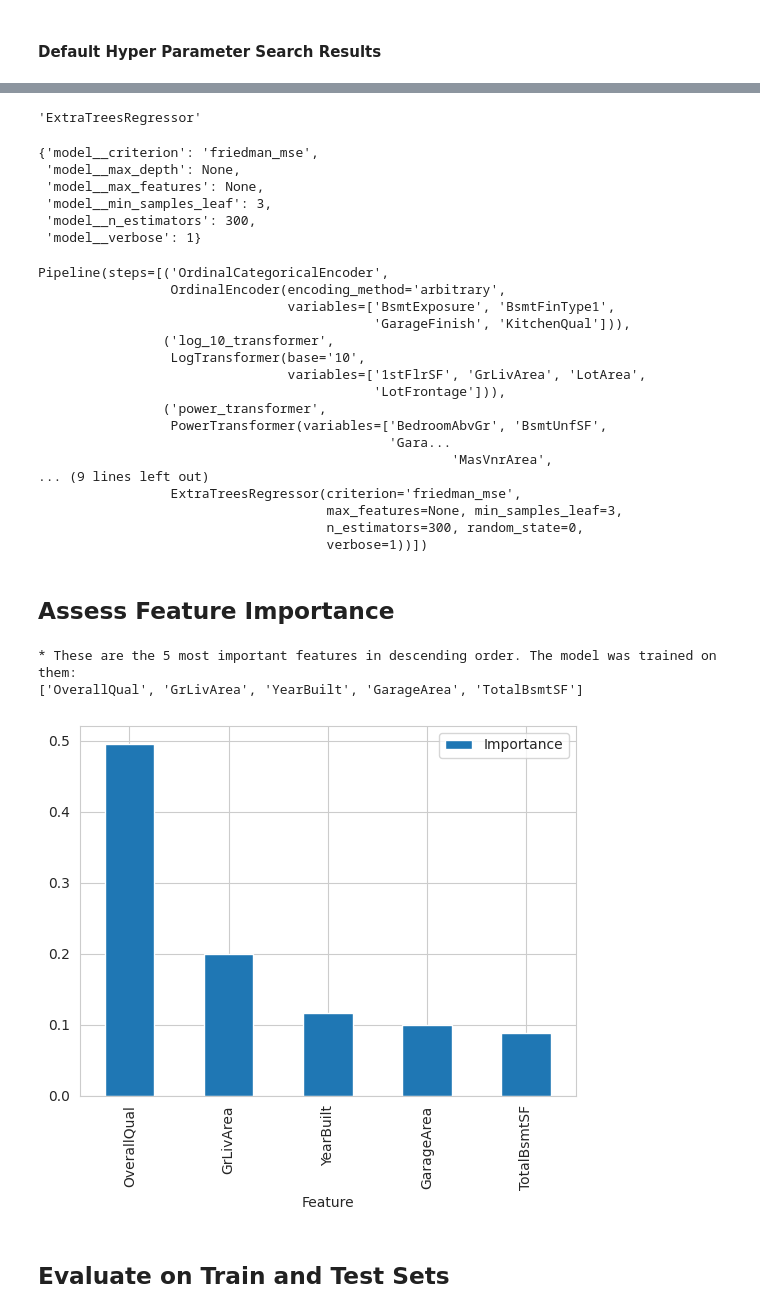
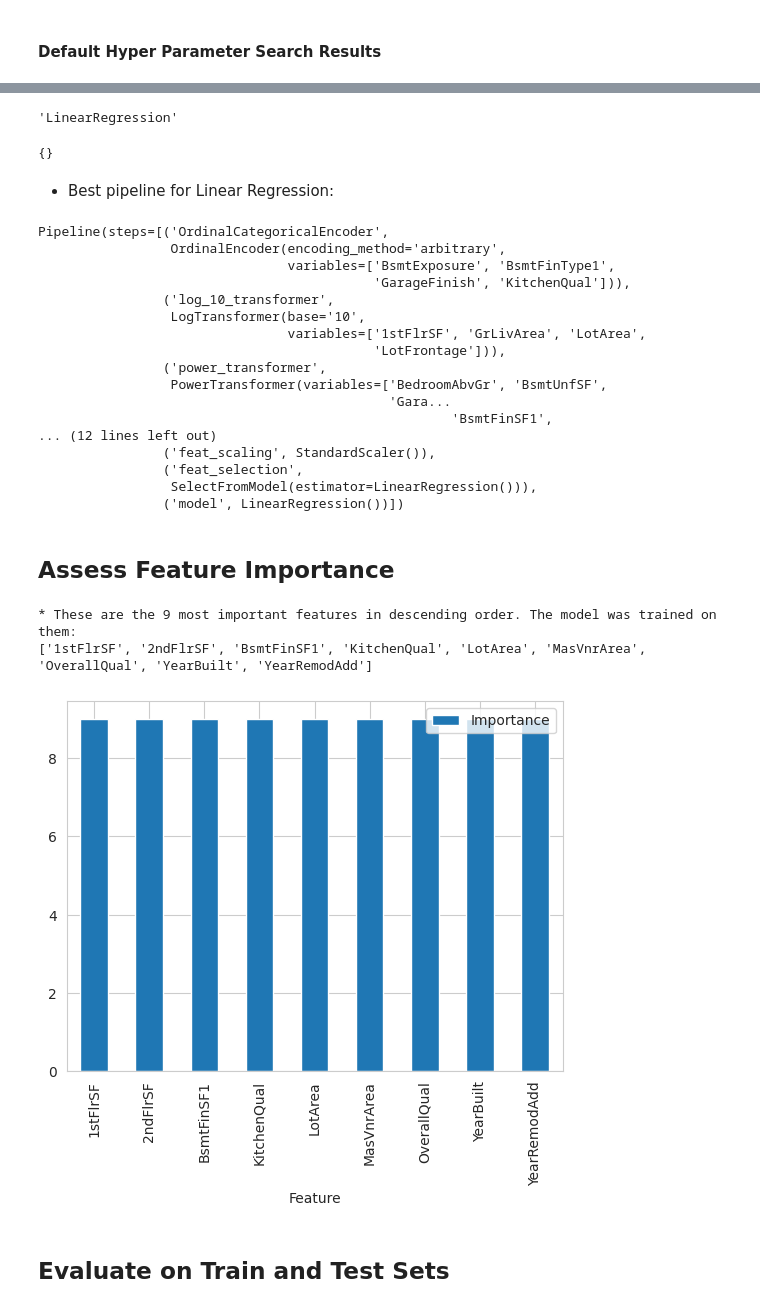
Before and after one commit to gfpkelly1986/milestone-project-heritage-housing-issues, a Jupyter notebook: jupyter_notebooks/Modelling-Evaluation.ipynb, the cells around one changed output, grey strips where cells are left out. Saved outputs shown, nothing was run; the diff lists cells and outputs as text; code cells hidden in the pictures.

```diff
--- a/jupyter_notebooks/Modelling-Evaluation.ipynb
+++ b/jupyter_notebooks/Modelling-Evaluation.ipynb
@@ -70,3 +66,0 @@ df.head(5)
-# %%
-df.loc[df['BsmtExposure'] == 'None', 'BsmtExposure'] = 'No'
-print(tuple(df['BsmtExposure'].unique()))
@@ -122,7 +114,6 @@ from sklearn.linear_model import LinearRegression
 from sklearn.ensemble import AdaBoostRegressor
 from sklearn.ensemble import ExtraTreesRegressor
 
-
 def PipelineOptimization(model):
     pipeline_base = Pipeline([
 
@@ -134,7 +125,7 @@ def PipelineOptimization(model):
         ("power_transformer", PowerTransformer(variables=['BedroomAbvGr', 'BsmtUnfSF', 'GarageArea', 'TotalBsmtSF'], exp=0.5)),
 
         ("SmartCorrelatedSelection", SmartCorrelatedSelection(variables=None,
-         method="spearman", threshold=0.7, selection_method="variance")),
+         method="pearson", threshold=0.7, selection_method="variance")),
 
         ("feat_scaling", StandardScaler()),
 
@@ -315,3 +299,11 @@ params_search = {
+# %%
+models_search = {
+    "LinearRegression": LinearRegression(),
+}
+
+params_search = {
+    "LinearRegression": {}
+}
 # %%
 search = HyperparameterOptimizationSearch(models=models_search, params=params_search)
 search.fit(X_train, y_train, scoring = 'r2', n_jobs=-1, cv=5)
@@ -361,16 +321,13 @@ grid_search_summary
 best_model = grid_search_summary.iloc[0, 0]
 best_model
 # %% [output]
-'ExtraTreesRegressor'
+'LinearRegression'
 # %%
 grid_search_pipelines[best_model].best_params_
 # %% [output]
-{'model__criterion': 'friedman_mse',
- 'model__max_depth': None,
- 'model__max_features': None,
- 'model__min_samples_leaf': 3,
- 'model__n_estimators': 300,
- 'model__verbose': 1}
+{}
+# %% [markdown]
+- Best pipeline for Linear Regression:
 # %%
 best_regressor_pipeline = grid_search_pipelines[best_model].best_estimator_
 best_regressor_pipeline
@@ -386,46 +343,46 @@ Pipeline(steps=[('OrdinalCategoricalEncoder',
                 ('power_transformer',
                  PowerTransformer(variables=['BedroomAbvGr', 'BsmtUnfSF',
                                              'Gara...
-                                                     'MasVnrArea',
-... (9 lines left out)
-                 ExtraTreesRegressor(criterion='friedman_mse',
-                                     max_features=None, min_samples_leaf=3,
-                                     n_estimators=300, random_state=0,
-                                     verbose=1))])
+                                                     'BsmtFinSF1',
+... (12 lines left out)
+                ('feat_scaling', StandardScaler()),
+                ('feat_selection',
+                 SelectFromModel(estimator=LinearRegression())),
+                ('model', LinearRegression())])
 # %% [markdown]
 ## Assess Feature Importance
 # %%
 import matplotlib.pyplot as plt
 import seaborn as sns
 sns.set_style('whitegrid')
 
 # after data cleaning and feature engineering, the features may have changes
 # how many data cleaning and feature engineering steps does your pipeline have?
 data_cleaning_feat_eng_steps = 4
 columns_after_data_cleaning_feat_eng = (Pipeline(best_regressor_pipeline.steps[:data_cleaning_feat_eng_steps])
                                         .transform(X_train)
                                         .columns)
 
 best_features = columns_after_data_cleaning_feat_eng[best_regressor_pipeline['feat_selection'].get_support(
 )].to_list()
 
 # create DataFrame to display feature importance
 df_feature_importance = (pd.DataFrame(data={
     'Feature': columns_after_data_cleaning_feat_eng[best_regressor_pipeline['feat_selection'].get_support()],
-    'Importance': best_regressor_pipeline['model'].feature_importances_})
+    'Importance': best_regressor_pipeline['model'].n_features_in_})
     .sort_values(by='Importance', ascending=False)
 )
 
 # Most important features statement and plot
 print(f"* These are the {len(best_features)} most important features in descending order. "
       f"The model was trained on them: \n{df_feature_importance['Feature'].to_list()}")
 
 df_feature_importance.plot(kind='bar', x='Feature', y='Importance')
 plt.show()
 # %% [output]
-* These are the 5 most important features in descending order. The model was trained on them:
-['OverallQual', 'GrLivArea', 'YearBuilt', 'GarageArea', 'TotalBsmtSF']
+* These are the 9 most important features in descending order. The model was trained on them:
+['1stFlrSF', '2ndFlrSF', 'BsmtFinSF1', 'KitchenQual', 'LotArea', 'MasVnrArea', 'OverallQual', 'YearBuilt', 'YearRemodAdd']
-[figure, old version]
+[figure, new version]
 # %% [markdown]
 ## Evaluate on Train and Test Sets
 # %%
```
Also changed, not shown: parts of 61 cells of this notebook, 14 other files.
